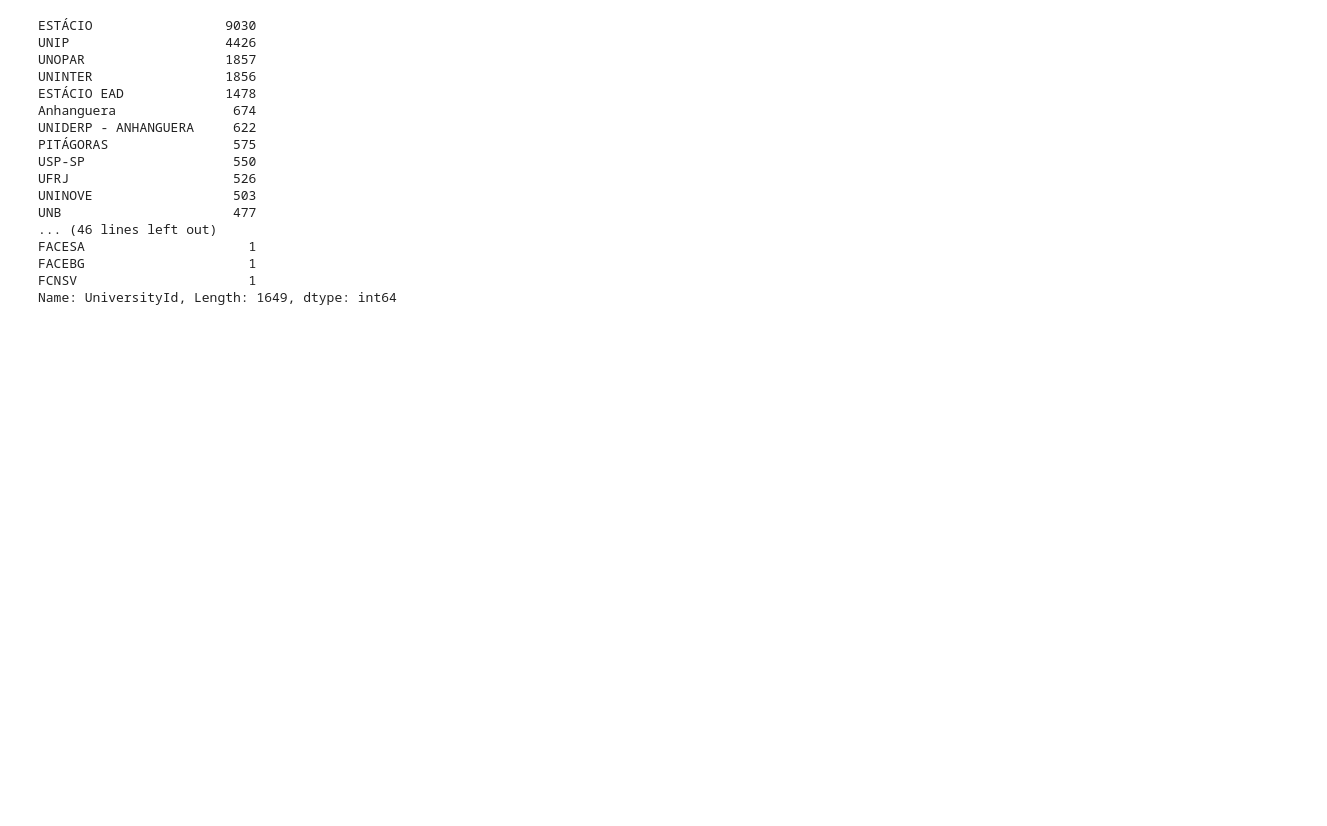
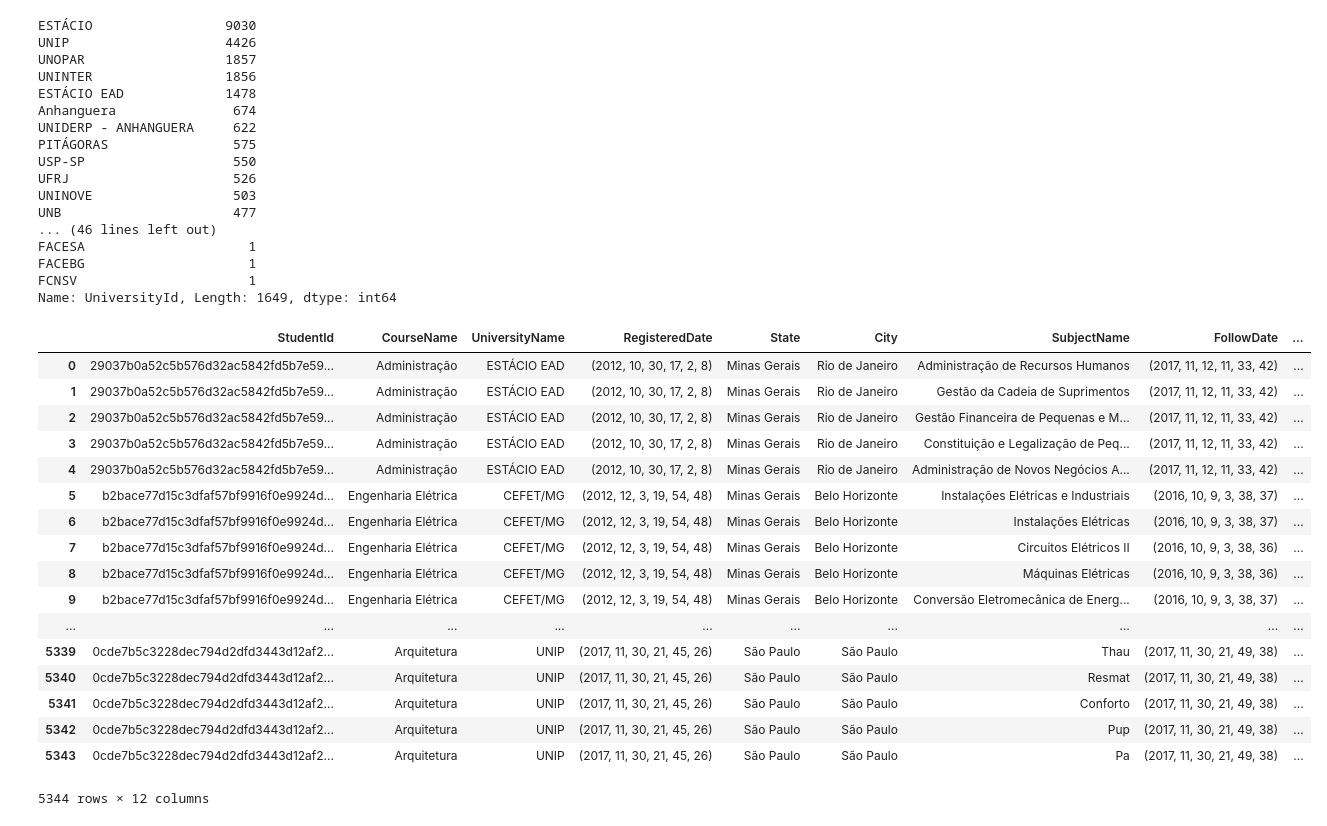
Before and after one commit to victor-mariano-leite/pd-estagiario-de-dados, a Jupyter notebook: projeto-pd.ipynb, the cells around one changed output. Drawn from its saved outputs; the diff is of its cells as text; code cells hidden in the pictures; blank space fills up the shorter version.

Commit message:
Várias modificações e conclusão do projeto
Só falta o powerpointi do passeidireto

```diff
--- a/projeto-pd.ipynb
+++ b/projeto-pd.ipynb
@@ -77,28 +75,3 @@ def time_tuple_conversion(df):
 
 create_id_to_name()
 replace_all_id_to_name()
-# %%
-# explicar aqui como usei o simple imputer alterado pra fazer imputacao de
-
-dados_pra_imputar_1 = df_students[["CourseId","UniversityId","State"]]
-dados_pra_imputar_2 = df_students[["CourseId","UniversityId","City"]]
-
-df_students[["City","State","UniversityId"]].groupby(["UniversityId"]).count().sort_values(by=["City", "State"], ascending = False).head(150)
-quantos_uni = df_students[["City","State","UniversityId"]].groupby(["UniversityId"]).count().sort_values(by=["City", "State"], ascending = False).head(150).index.values
-top200_universidades = df_students.UniversityId.value_counts().head(200)
-top200_universidades = tuple(top200_universidades.index.values)
-
-def imputando_dados_faltantes():
-    for nome in top200_universidades:
-        try:
-            dados_pra_imputar_1[dados_pra_imputar_1["UniversityId"]==nome] = DataFrameImputer().fit_transform(dados_pra_imputar_1[dados_pra_imputar_1["UniversityId"]==nome])
-            dados_pra_imputar_2[dados_pra_imputar_2["UniversityId"]==nome] = DataFrameImputer().fit_transform(dados_pra_imputar_2[dados_pra_imputar_2["UniversityId"]==nome])
-        except:
-            print("nao foi")
-            pass
-
-imputando_dados_faltantes()
-df_students[["CourseId", "UniversityId", "State"]] = dados_pra_imputar_1
-df_students[["CourseId", "UniversityId", "City"]] = dados_pra_imputar_2
-
-df_students.info()
@@ -254,0 +315,21 @@ top
+# %%
+students_subjects_subscriptions
+# %% [output]
+|  | StudentId | CourseName | UniversityName | RegisteredDate | State | City | SubjectName | FollowDate | ... |
+| 0 | 29037b0a52c5b576d32ac5842fd5b7e59... | Administração | ESTÁCIO EAD | (2012, 10, 30, 17, 2, 8) | Minas Gerais | Rio de Janeiro | Administração de Recursos Humanos | (2017, 11, 12, 11, 33, 42) | ... |
+| 1 | 29037b0a52c5b576d32ac5842fd5b7e59... | Administração | ESTÁCIO EAD | (2012, 10, 30, 17, 2, 8) | Minas Gerais | Rio de Janeiro | Gestão da Cadeia de Suprimentos | (2017, 11, 12, 11, 33, 42) | ... |
+| 2 | 29037b0a52c5b576d32ac5842fd5b7e59... | Administração | ESTÁCIO EAD | (2012, 10, 30, 17, 2, 8) | Minas Gerais | Rio de Janeiro | Gestão Financeira de Pequenas e M... | (2017, 11, 12, 11, 33, 42) | ... |
+| 3 | 29037b0a52c5b576d32ac5842fd5b7e59... | Administração | ESTÁCIO EAD | (2012, 10, 30, 17, 2, 8) | Minas Gerais | Rio de Janeiro | Constituição e Legalização de Peq... | (2017, 11, 12, 11, 33, 42) | ... |
+| 4 | 29037b0a52c5b576d32ac5842fd5b7e59... | Administração | ESTÁCIO EAD | (2012, 10, 30, 17, 2, 8) | Minas Gerais | Rio de Janeiro | Administração de Novos Negócios A... | (2017, 11, 12, 11, 33, 42) | ... |
+| 5 | b2bace77d15c3dfaf57bf9916f0e9924d... | Engenharia Elétrica | CEFET/MG | (2012, 12, 3, 19, 54, 48) | Minas Gerais | Belo Horizonte | Instalações Elétricas e Industriais | (2016, 10, 9, 3, 38, 37) | ... |
+| 6 | b2bace77d15c3dfaf57bf9916f0e9924d... | Engenharia Elétrica | CEFET/MG | (2012, 12, 3, 19, 54, 48) | Minas Gerais | Belo Horizonte | Instalações Elétricas | (2016, 10, 9, 3, 38, 37) | ... |
+| 7 | b2bace77d15c3dfaf57bf9916f0e9924d... | Engenharia Elétrica | CEFET/MG | (2012, 12, 3, 19, 54, 48) | Minas Gerais | Belo Horizonte | Circuitos Elétricos II | (2016, 10, 9, 3, 38, 36) | ... |
+| 8 | b2bace77d15c3dfaf57bf9916f0e9924d... | Engenharia Elétrica | CEFET/MG | (2012, 12, 3, 19, 54, 48) | Minas Gerais | Belo Horizonte | Máquinas Elétricas | (2016, 10, 9, 3, 38, 36) | ... |
+| 9 | b2bace77d15c3dfaf57bf9916f0e9924d... | Engenharia Elétrica | CEFET/MG | (2012, 12, 3, 19, 54, 48) | Minas Gerais | Belo Horizonte | Conversão Eletromecânica de Energ... | (2016, 10, 9, 3, 38, 37) | ... |
+| ... | ... | ... | ... | ... | ... | ... | ... | ... | ... |
+| 5339 | 0cde7b5c3228dec794d2dfd3443d12af2... | Arquitetura | UNIP | (2017, 11, 30, 21, 45, 26) | São Paulo | São Paulo | Thau | (2017, 11, 30, 21, 49, 38) | ... |
+| 5340 | 0cde7b5c3228dec794d2dfd3443d12af2... | Arquitetura | UNIP | (2017, 11, 30, 21, 45, 26) | São Paulo | São Paulo | Resmat | (2017, 11, 30, 21, 49, 38) | ... |
+| 5341 | 0cde7b5c3228dec794d2dfd3443d12af2... | Arquitetura | UNIP | (2017, 11, 30, 21, 45, 26) | São Paulo | São Paulo | Conforto | (2017, 11, 30, 21, 49, 38) | ... |
+| 5342 | 0cde7b5c3228dec794d2dfd3443d12af2... | Arquitetura | UNIP | (2017, 11, 30, 21, 45, 26) | São Paulo | São Paulo | Pup | (2017, 11, 30, 21, 49, 38) | ... |
+| 5343 | 0cde7b5c3228dec794d2dfd3443d12af2... | Arquitetura | UNIP | (2017, 11, 30, 21, 45, 26) | São Paulo | São Paulo | Pa | (2017, 11, 30, 21, 49, 38) | ... |
+5344 rows × 12 columns
```
Also changed, not shown: parts of 9 cells of this notebook, 36 other files.
